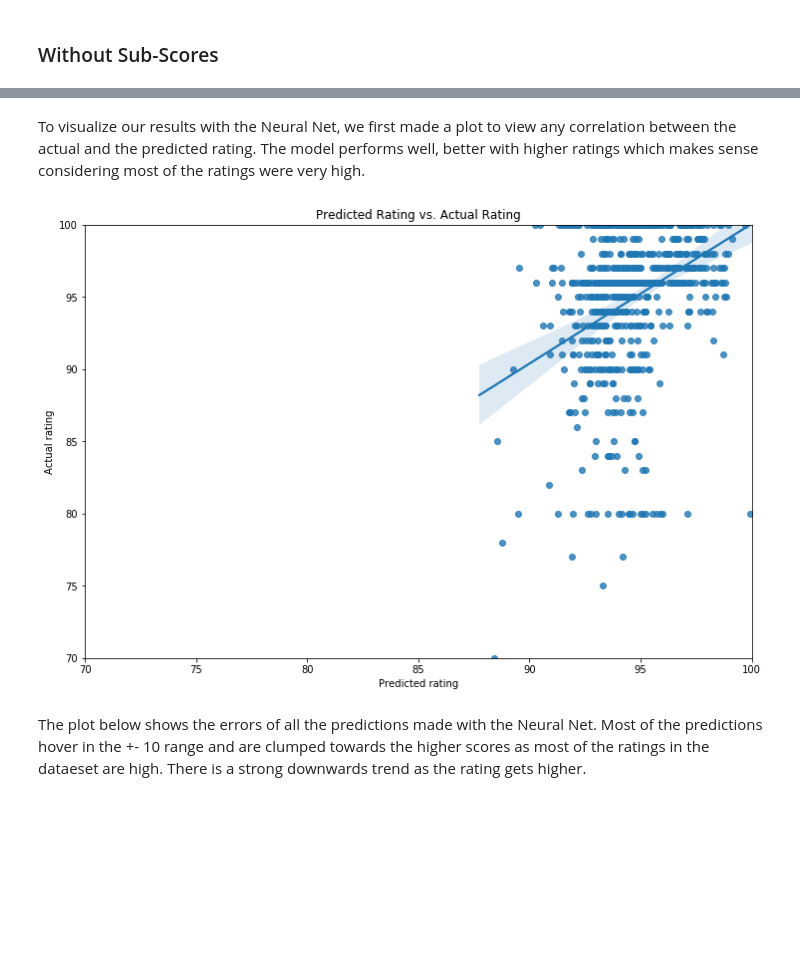
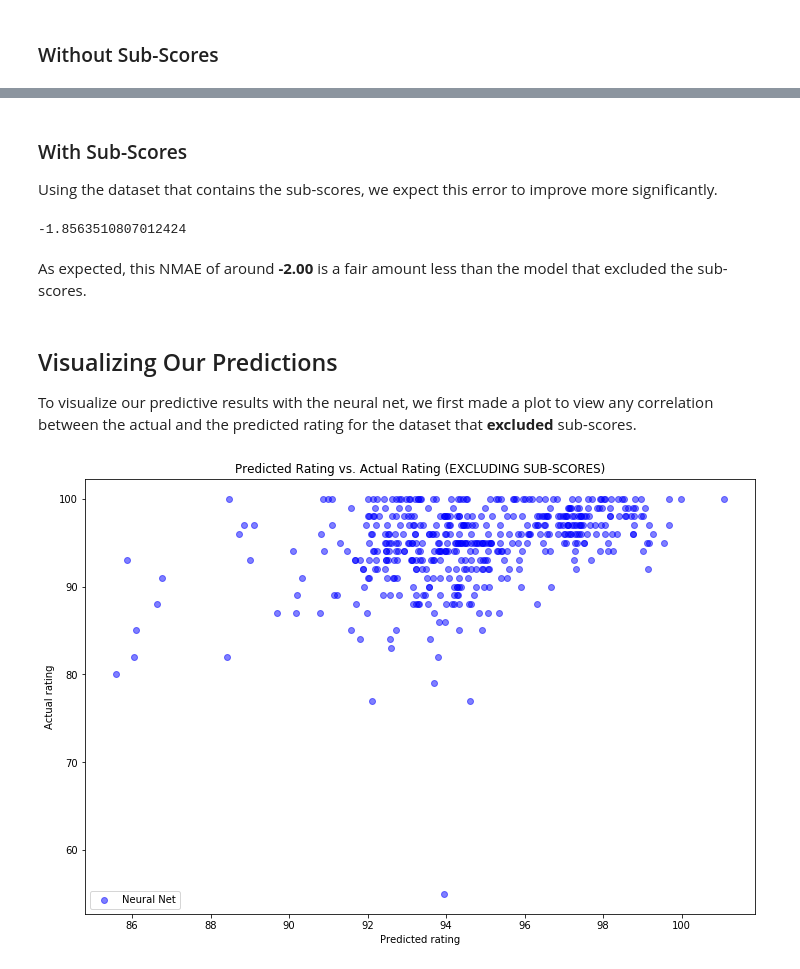
Before and after one commit to joshkeating/inf370-final-project, a Jupyter notebook: analysis.ipynb, the cells around one changed output, grey strips where cells are left out. Drawn from its saved outputs; the diff is of its cells as text; code cells hidden in the pictures; blank space fills up the shorter version.

Commit message:
document rating section

```diff
--- a/analysis.ipynb
+++ b/analysis.ipynb
@@ -472,7 +473,7 @@ nn_param_grid = {
               'mlpregressor__activation':["relu"]
 }
 # %%
-nn_grid = GridSearchCV(nn_pipeline, nn_param_grid, cv=3, scoring="neg_mean_absolute_error")
-nn_grid.fit(train_features, train_outcome)
-nn_grid.score(test_features, test_outcome)
+nn_grid_no_subs = GridSearchCV(nn_pipeline, nn_param_grid, cv=3, scoring="neg_mean_absolute_error")
+nn_grid_no_subs.fit(train_features, train_outcome)
+nn_grid_no_subs.score(test_features, test_outcome)
 # %% [output]
@@ -481,0 +487,3 @@ With Sub-Scores
+# %% [markdown]
+### With Sub-Scores
+Using the dataset that contains the sub-scores, we expect this error to improve more significantly.
@@ -482,20 +497,25 @@ With Sub-Scores
+# %%
+# Using same pipeline as prior
+nn_grid_with_subs = GridSearchCV(nn_pipeline, nn_param_grid, cv=3, scoring="neg_mean_absolute_error")
+nn_grid_with_subs.fit(train_features_2, train_outcome_2)
+nn_grid_with_subs.score(test_features_2, test_outcome_2)
+# %% [output]
+-1.8563510807012424
+# %% [markdown]
+As expected, this NMAE of around **-2.00** is a fair amount less than the model that excluded the sub-scores.
 # %% [markdown]
-To visualize our results with the Neural Net, we first made a plot to view any correlation between the actual and the predicted rating. The model performs well, better with higher ratings which makes sense considering most of the ratings were very high.
+## Visualizing Our Predictions
+To visualize our predictive results with the neural net, we first made a plot to view any correlation between the actual and the predicted rating for the dataset that **excluded** sub-scores.
 # %%
-# plt.scatter(nn_grid.predict(test_features),test_outcome,color='b', alpha = .5, label = 'Neural Net', )
-
-# plt.show()
 plt.figure(figsize=(12,8))
-plot1 = sns.regplot(nn_grid.predict(test_features),test_outcome )
+plt.scatter(nn_grid_no_subs.predict(test_features),test_outcome,color='b', alpha = .5, label = 'Neural Net')
+# plt.scatter([avg_rating] * len(test_outcome),test_outcome,color='g', alpha = .5, label = 'Average Rating')
 plt.xlabel('Predicted rating')
 plt.ylabel('Actual rating')
-plt.title('Predicted Rating vs. Actual Rating')
-plt.xlim(right = 100)
-plt.xlim(left = 70)
-plt.ylim(bottom = 70)
-plt.ylim(top = 100)
-plt.show(plot1)
+plt.legend(loc='lower left')
+# plt.xlim(right = 100)
+# plt.xlim(left = 60)
+plt.title('Predicted Rating vs. Actual Rating (EXCLUDING SUB-SCORES)')
+plt.show()
 # %% [output]
-[figure, old version]
+[figure, new version]
-# %% [markdown]
-The plot below shows the errors of all the predictions made with the Neural Net. Most of the predictions hover in the +- 10 range and are clumped towards the higher scores as most of the ratings in the dataeset are high. There is a strong downwards trend as the rating gets higher.
```
Also changed, not shown: parts of 24 cells of this notebook.
